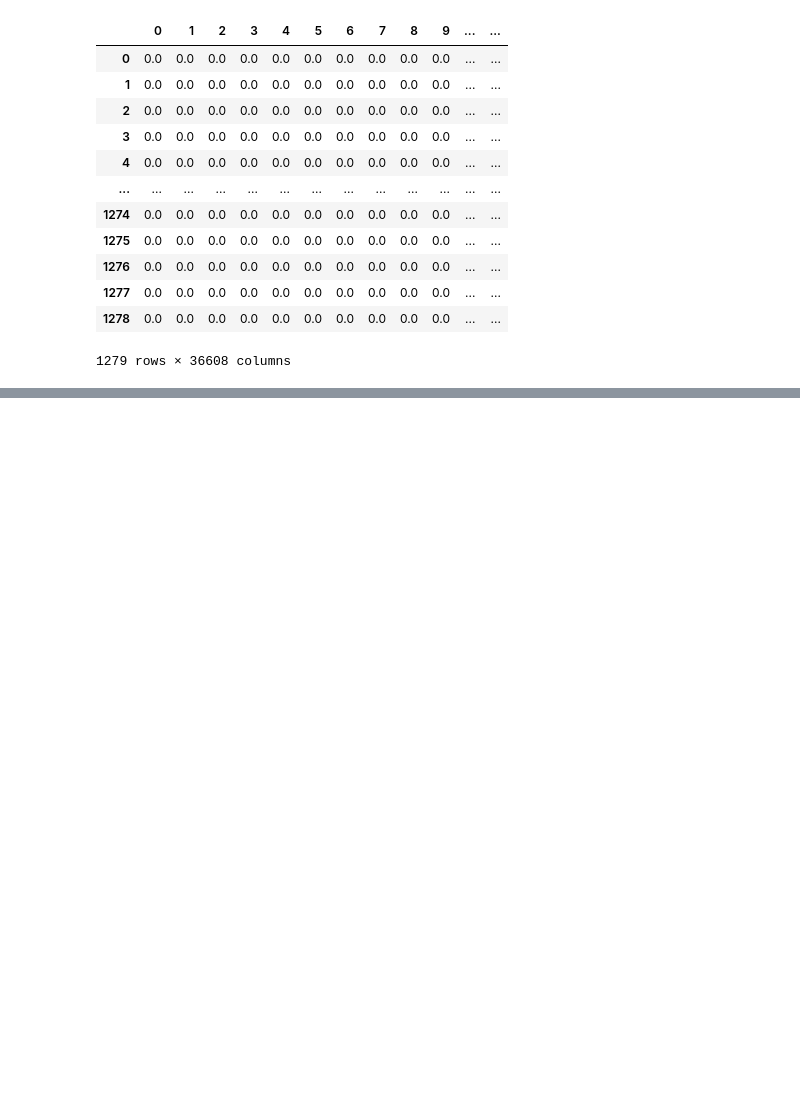
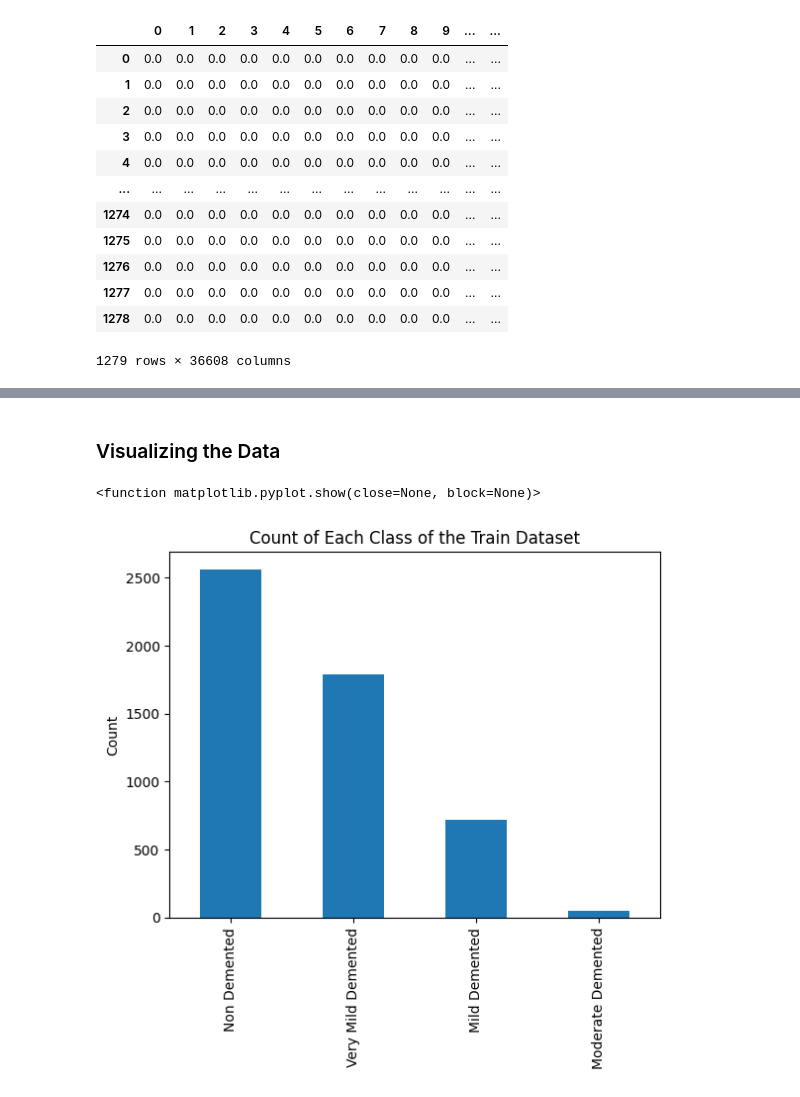
Before and after one commit to bigyambat/TRGN515_ML_Project, a Jupyter notebook: ML.ipynb, the cells around one changed output, grey strips where cells are left out. Drawn from its saved outputs; the diff is of its cells as text; code cells hidden in the pictures; blank space fills up the shorter version.

Commit message:
Initial Visualizing of Data

```diff
--- a/ML.ipynb
+++ b/ML.ipynb
@@ -36,5 +34,5 @@ def JPG2Pixel_Training_Data(directory):
 # %%
 Train_Dataset = "/Users/bigyambat/Desktop/TRGN_ML/Alzheimer_Dataset/train"
 # %%
-JPG2Pixel_Training_Data(Train_Dataset)
+final_train_array = JPG2Pixel_Training_Data(Train_Dataset)
 # %%
@@ -72,7 +72,7 @@ np.shape(test_complete_array)
 # %% [markdown]
 ### Creating Dataframe for Train Dataset
 # %%
-train_df = pd.DataFrame(train_complete_array)
+train_df = pd.DataFrame(final_train_array)
 # %%
 train_df
 # %% [output]
@@ -126,0 +167,7 @@ test_df
+# %%
+train_df['Labels']= 'Classes'
+# %%
+train_df.loc[0:1791,'Labels'] = 'Very Mild Demented'
+train_df.loc[1791:1843,'Labels'] = 'Moderate Demented'
+train_df.loc[1843:2560,'Labels'] = 'Mild Demented'
+train_df.loc[2560:5120,'Labels'] = 'Non Demented'
@@ -126,0 +215,9 @@ test_df
+# %% [markdown]
+### Visualizing the Data
+# %%
+train_df['Labels'].value_counts().plot(kind='bar', ylabel = "Count", title="Count of Each Class of the Train Dataset")
+
+plt.show
+# %% [output]
+<function matplotlib.pyplot.show(close=None, block=None)>
+[figure, added]
```
Also changed, not shown: parts of 25 cells of this notebook.
